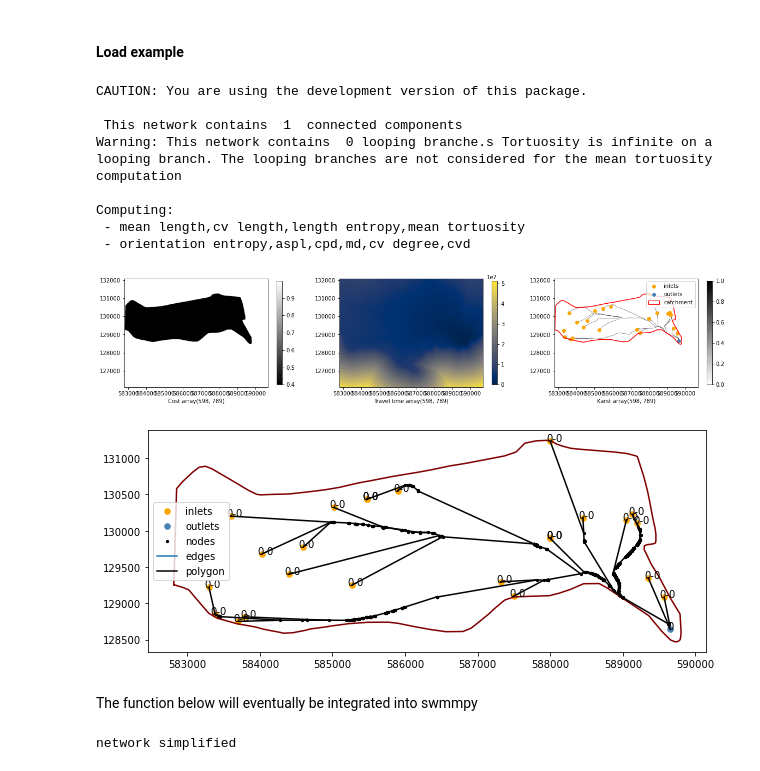
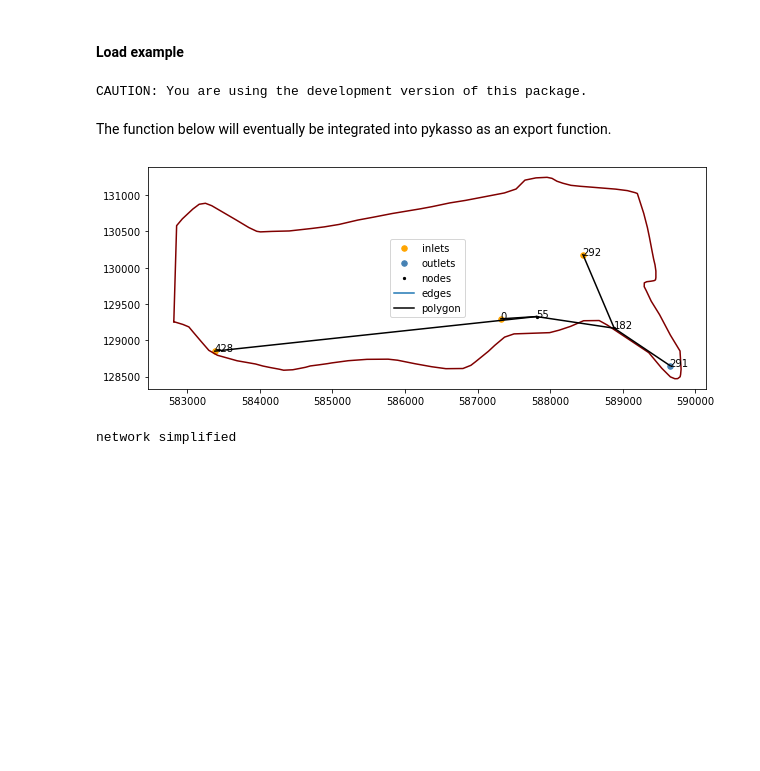
Before and after one commit to randlab/pyKasso, a Jupyter notebook: notebooks/test_SWMM_conversion.ipynb, the cells around one changed output. Saved outputs shown, nothing was run; the diff lists cells and outputs as text; code cells hidden in the pictures; blank space fills up the shorter version.

```diff
--- a/notebooks/test_SWMM_conversion.ipynb
+++ b/notebooks/test_SWMM_conversion.ipynb
@@ -97,24 +95,21 @@ importlib.reload(pk)
 catchment = pk.SKS('inputs/tsanfleuron/settings.yaml') #import settings and options from input folder
 
 catchment.set_algorithm('Riemann2')
-catchment.set_inlets_data('inputs/tsanfleuron/inlets2D_all.txt')
+catchment.set_inlets_mode('composite')   #do a mix of preset and randomly-generated inlets
+catchment.set_inlets_number(2)           #randomly generate 2 inlets
+catchment.set_inlets_data('inputs/tsanfleuron/inlets2D_simple.txt') #load remaining inlets from file
 catchment.update_all()
 catchment.compute_karst_network()
 catchment.show()
 catchment.show_network(simplify=True)
 # %% [output]
 CAUTION: You are using the development version of this package.
-
- This network contains  1  connected components
-Warning: This network contains  0 looping branche.s Tortuosity is infinite on a looping branch. The looping branches are not considered for the mean tortuosity computation
-
-Computing:
- - mean length,cv length,length entropy,mean tortuosity
- - orientation entropy,aspl,cpd,md,cv degree,cvd
-[figure, removed]
-[figure, removed]
 # %% [markdown]
-The function below will eventually be integrated into swmmpy
+The function below will eventually be integrated into pykasso as an export function.
+# %%
+catchment.show_network(simplify=True, labels=['nodes'])
+# %% [output]
+[figure, added]
 # %%
 def pk2swmm(pkmodel, dim=2, simplify=True, renumber=False, elev_file=None):
 
```
Also changed, not shown: parts of 4 cells of this notebook, 1 other file.
